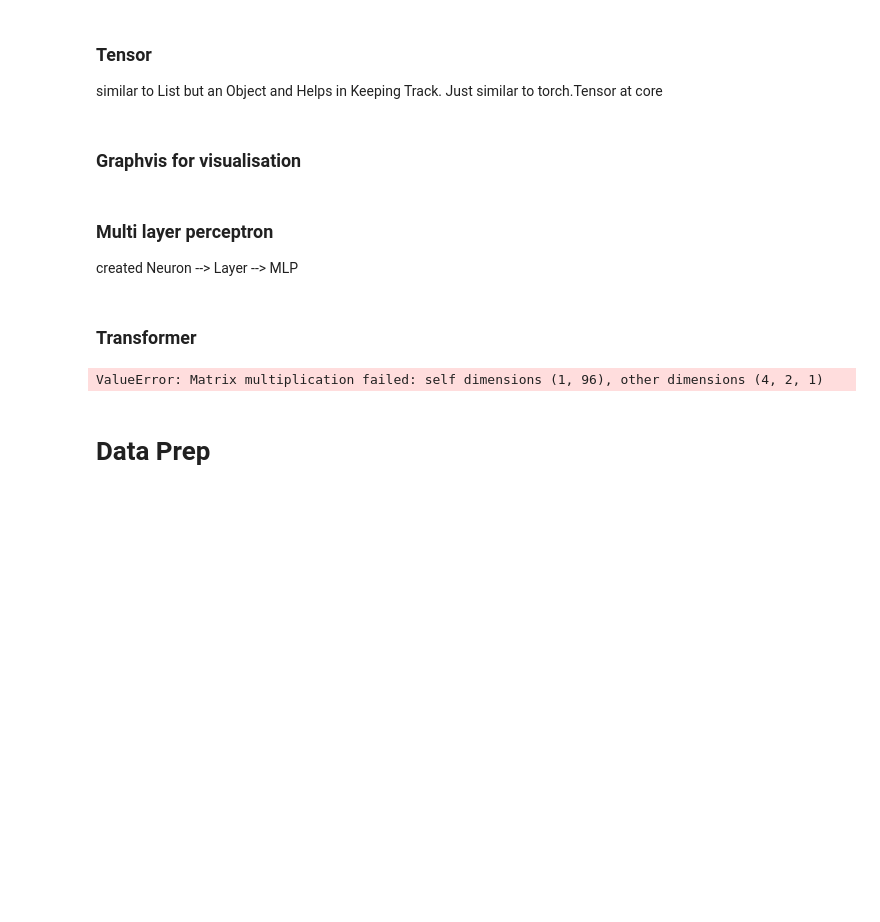
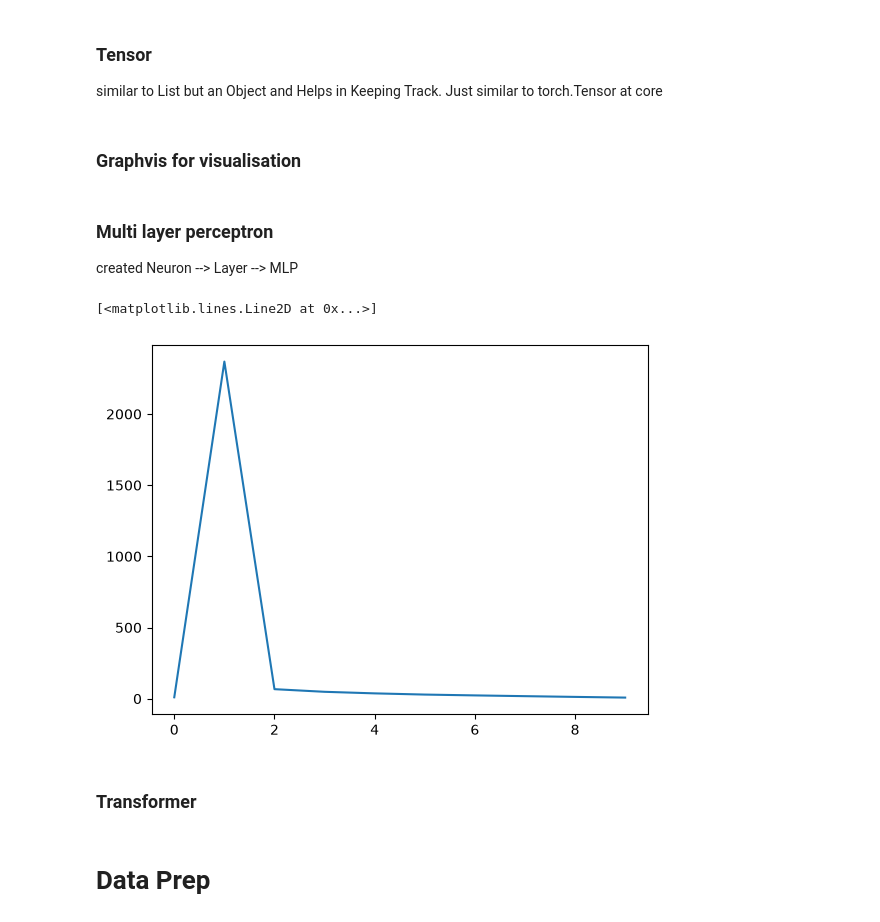
Before and after one commit to mrnishant1/NLP_BERT_implementation, a Jupyter notebook: notebook/micrograd.ipynb, the cells around one changed output. Cells and saved outputs as stored; diff of their text form; code cells hidden in the pictures; blank space fills up the shorter version.

Commit message:
multidimentionality achived, now dl model can work with multi dimention

```diff
--- a/notebook/micrograd.ipynb
+++ b/notebook/micrograd.ipynb
@@ -25,15 +25,15 @@ class Tensor:
                 return self.elementwise_mul(other)
 
 
-            # print("dims Self",self.data.shape,"dims other: ", type(other))
+            # print("dims Self",self.data.shape,"dims other: ", (other.data.shape))
             out = Tensor(
-                data=self.data @ other.data,
+                data = np.matmul(self.data, other.data),
                 children=(self, other),
                 op='*'
             )
             def _backward():
-                self.grad += out.grad @ other.data.T
-                other.grad += self.data.T @ out.grad
+                self.grad += np.matmul(out.grad, other.data.swapaxes(-1, -2))
+                other.grad += self.unbroadcast(np.matmul(self.data.swapaxes(-1,-2), out.grad),other.data.shape)
 
             out._backward = _backward
             return out
@@ -125,7 +125,7 @@ class Tensor:
     def __radd__(self, other): # other + self
         return self + other
 
-    def cat(tensors:list['Tensor'], axis = 1):
+    def cat(tensors:list['Tensor'], axis = -1):
         if not isinstance(tensors, (list, tuple)):
             raise TypeError("cat() expects a list or tuple of Tensor objects")
         if len(tensors) == 0:
@@ -593,6 +583,31 @@ class MLP(Module):
             f"MLP of "
             f"[{', '.join(str(layer) for layer in self.layers)}]"
         )
+# %%
+
+# #[ sentence1-->[3 words--> [word1(1x96)][word2][word3]]
+# #  sentence2-->[[word1][word2][word3]]
+# #  sentence3-->[[word1][word2][word3]] ]
+# #shape = [3, 3, 96]
+word_embeds = [[[
+    [[0.6972834, 0.08725786, -0.1506938, -0.67638519],[-1.30838017, -1.7098192, -1.44106524, -1.63344123]],
+    [[0.6972834, 0.08725786, -0.1506938, -0.67638519],[-1.30838017, -1.7098192, -1.44106524, -1.63344123]],
+    [[0.6972834, 0.08725786, -0.1506938, -0.67638519],[-1.30838017, -1.7098192, -1.44106524, -1.63344123]],
+    ]]]
+#word_embeds_shape = [3,3,3]
+word_embeds_id = [[[
+  [[-0.04213773], [-6.09270584]],
+  [[-0.04213773], [-6.09270584]],
+  [[-0.04213773], [-6.09270584]],
+]]]
+
+model  = MLP(m_features=np.shape(word_embeds)[-1], Layer_outs=[32,32,1],activation_fn='relu')
+loss = model.Fit(word_embeds,word_embeds_id,epoch=10,batch_size = 1,lr=0.01)
+import matplotlib.pyplot as plt
+plt.plot(loss)
+# %% [output]
+[<matplotlib.lines.Line2D at 0x...>]
+[figure, added]
 # %% [markdown]
 ### Transformer
 # %%
@@ -693,26 +709,6 @@ class Transformer:
             params.extend(head.perameter())
         params.extend(self.model.parameters())
         return params
-# %%
-
-#[ sentence1-->[3 words--> [word1(1x96)][word2][word3]]
-#  sentence2-->[[word1][word2][word3]]
-#  sentence3-->[[word1][word2][word3]] ]
-#shape = [3, 3, 96]
-word_embeds = [
-    [[0.6972834, 0.08725786, -0.1506938, -0.67638519],[-1.30838017, -1.7098192, -1.44106524, -1.63344123]],
-    [[0.6972834, 0.08725786, -0.1506938, -0.67638519],[-1.30838017, -1.7098192, -1.44106524, -1.63344123]],
-    [[0.6972834, 0.08725786, -0.1506938, -0.67638519],[-1.30838017, -1.7098192, -1.44106524, -1.63344123]],
-    ]
-#word_embeds_shape = [3,3,3]
-word_embeds_id = [[1,1,1,1],[1,1,1,1]]
-# transformer = Transformer(word_embeds)
-# encoder = transformer.encoder()
-model  = MLP(n_inp=96, Layer_outs=[32,32,1],activation_fn='relu')
-model.Fit(word_embeds,word_embeds_id,epoch=10,batch_size = 1,lr=0.01)
-model
-# %% [output]
-ValueError: Matrix multiplication failed: self dimensions (1, 96), other dimensions (4, 2, 1)
 # %% [markdown]
 # Data Prep
 # %%
```
Also changed, not shown: parts of 8 cells of this notebook, 1 other file.
